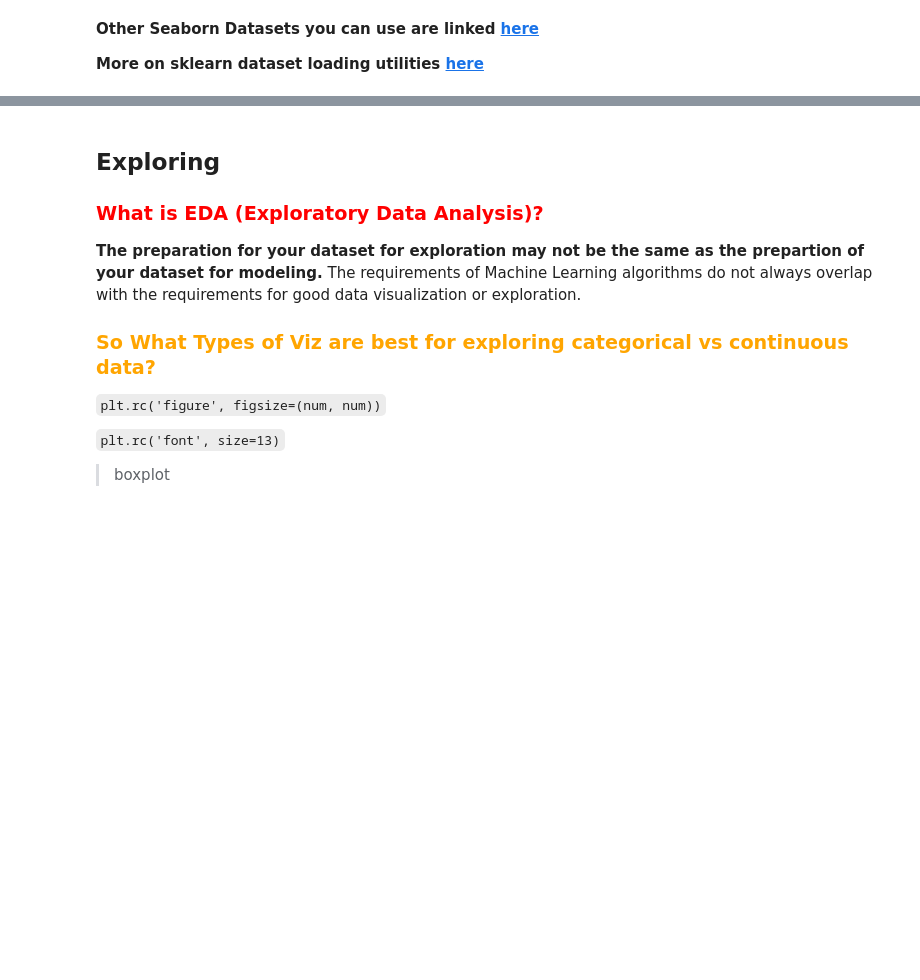
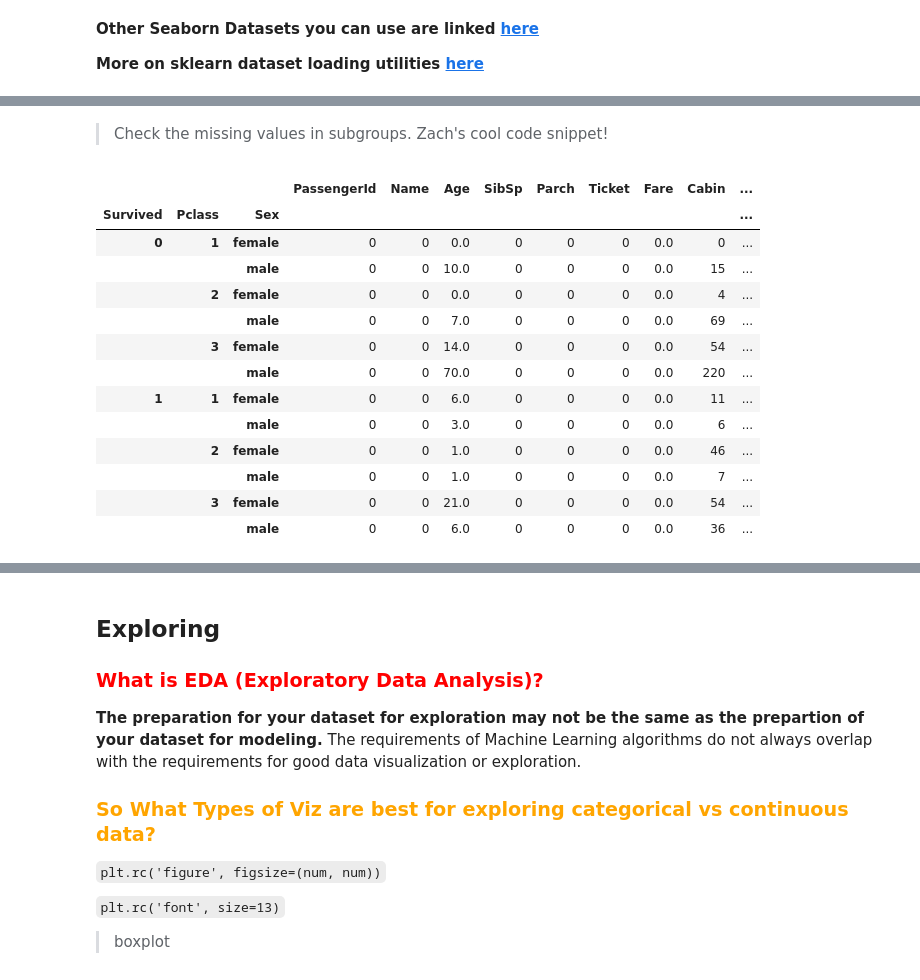
Before and after one commit to faithkane3/ds-methodologies-exercises, a Jupyter notebook: classification/classification_review.ipynb, the cells around one changed output, grey strips where cells are left out. Saved outputs shown, nothing was run; the diff lists cells and outputs as text; code cells hidden in the pictures; blank space fills up the shorter version.

```diff
--- a/classification/classification_review.ipynb
+++ b/classification/classification_review.ipynb
@@ -266,0 +264,19 @@ One-hot Encoding is when we create a new column of 0s and 1s to represent the un
+# %% [markdown]
+>Check the missing values in subgroups. Zach's cool code snippet!
+# %%
+train.groupby(['Survived', 'Pclass', 'Sex']).agg(lambda s: s.isna().sum())
+# %% [output]
+|  |  |  | PassengerId | Name | Age | SibSp | Parch | Ticket | Fare | Cabin | ... |
+| Survived | Pclass | Sex |  |  |  |  |  |  |  |  | ... |
+| 0 | 1 | female | 0 | 0 | 0.0 | 0 | 0 | 0 | 0.0 | 0 | ... |
+|  |  | male | 0 | 0 | 10.0 | 0 | 0 | 0 | 0.0 | 15 | ... |
+|  | 2 | female | 0 | 0 | 0.0 | 0 | 0 | 0 | 0.0 | 4 | ... |
+|  |  | male | 0 | 0 | 7.0 | 0 | 0 | 0 | 0.0 | 69 | ... |
+|  | 3 | female | 0 | 0 | 14.0 | 0 | 0 | 0 | 0.0 | 54 | ... |
+|  |  | male | 0 | 0 | 70.0 | 0 | 0 | 0 | 0.0 | 220 | ... |
+| 1 | 1 | female | 0 | 0 | 6.0 | 0 | 0 | 0 | 0.0 | 11 | ... |
+|  |  | male | 0 | 0 | 3.0 | 0 | 0 | 0 | 0.0 | 6 | ... |
+|  | 2 | female | 0 | 0 | 1.0 | 0 | 0 | 0 | 0.0 | 46 | ... |
+|  |  | male | 0 | 0 | 1.0 | 0 | 0 | 0 | 0.0 | 7 | ... |
+|  | 3 | female | 0 | 0 | 21.0 | 0 | 0 | 0 | 0.0 | 54 | ... |
+|  |  | male | 0 | 0 | 6.0 | 0 | 0 | 0 | 0.0 | 36 | ... |
```
Also changed, not shown: parts of 19 cells of this notebook.
